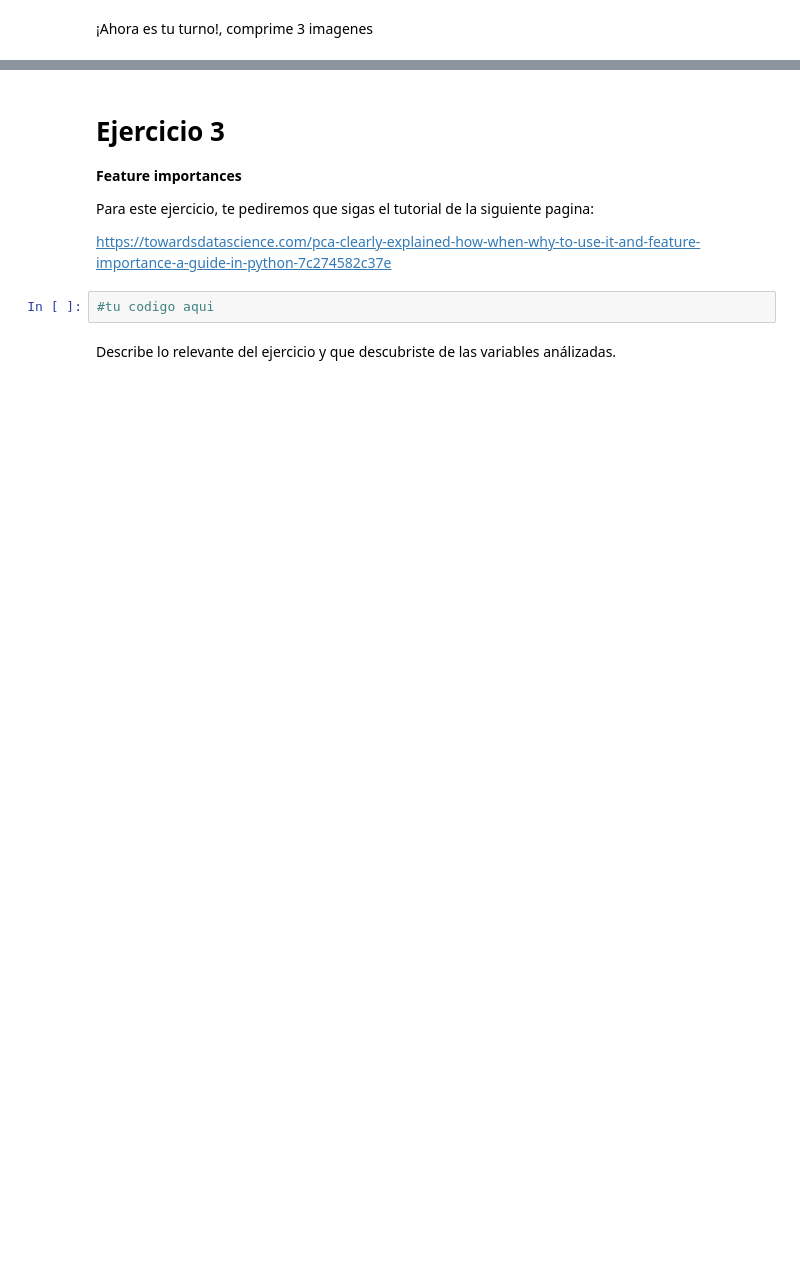
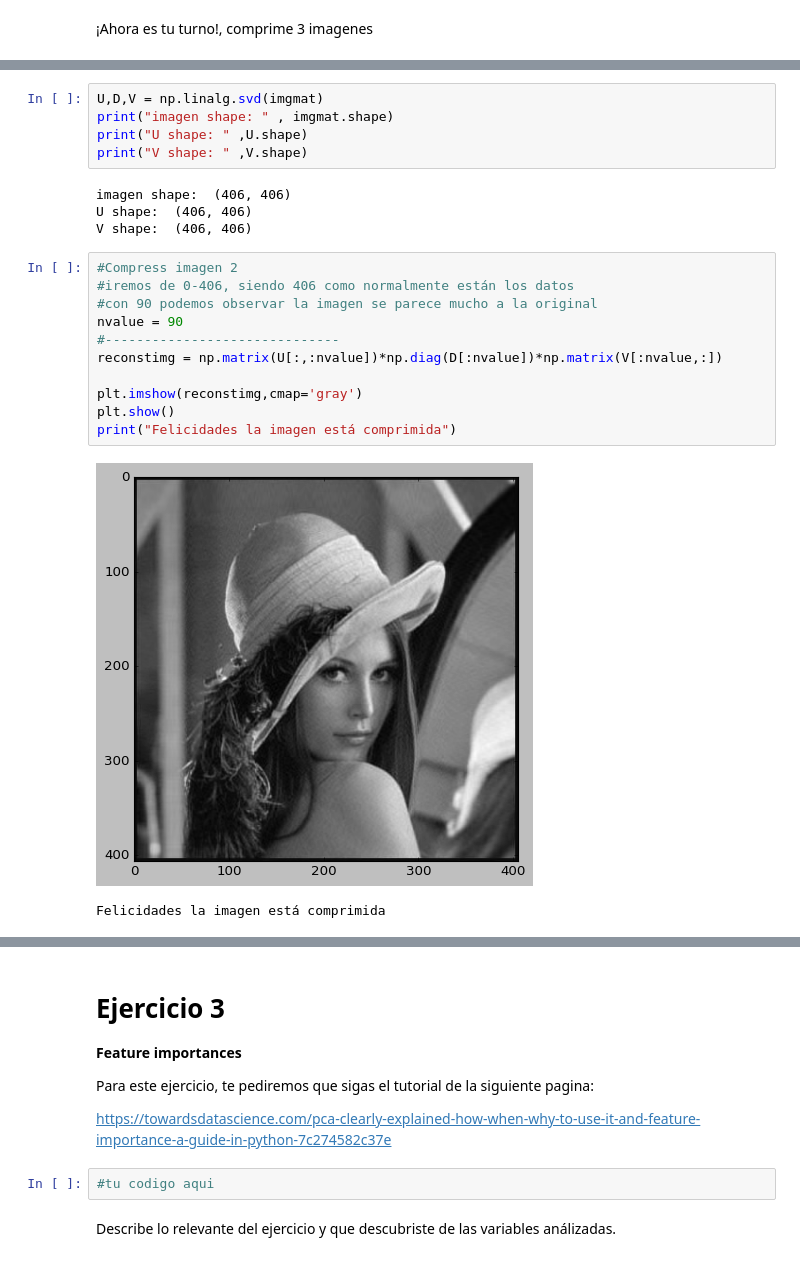
Before and after one commit to PosgradoMNA/actividades-de-aprendizaje-rafaelsangarcia, a Jupyter notebook: Repaso/Actividad/Reduccion_dimensiones.ipynb, the cells around one changed output, grey strips where cells are left out. Cells and saved outputs as stored; diff of their text form; blank space fills up the shorter version.

```diff
--- a/Repaso/Actividad/Reduccion_dimensiones.ipynb
+++ b/Repaso/Actividad/Reduccion_dimensiones.ipynb
@@ -200,0 +389,23 @@ print("Felicidades la imagen está comprimida")
+# %%
+U,D,V = np.linalg.svd(imgmat)
+print("imagen shape: " , imgmat.shape)
+print("U shape: " ,U.shape)
+print("V shape: " ,V.shape)
+# %% [output]
+imagen shape:  (406, 406)
+U shape:  (406, 406)
+V shape:  (406, 406)
+# %%
+#Compress imagen 2
+#iremos de 0-406, siendo 406 como normalmente están los datos
+#con 90 podemos observar la imagen se parece mucho a la original
+nvalue = 90
+#------------------------------
+reconstimg = np.matrix(U[:,:nvalue])*np.diag(D[:nvalue])*np.matrix(V[:nvalue,:])
+
+plt.imshow(reconstimg,cmap='gray')
+plt.show()
+print("Felicidades la imagen está comprimida")
+# %% [output]
+[figure, added]
+Felicidades la imagen está comprimida
```
Also changed, not shown: parts of 18 cells of this notebook.
